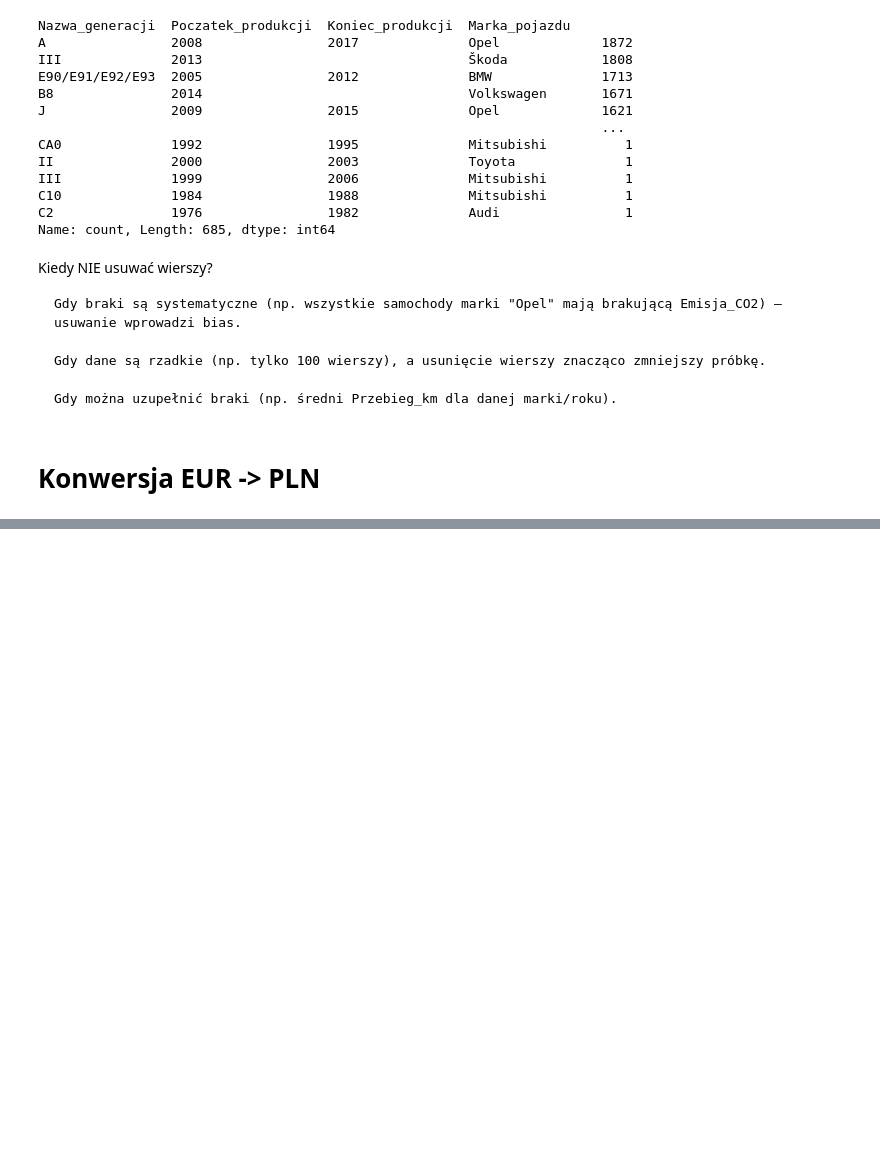
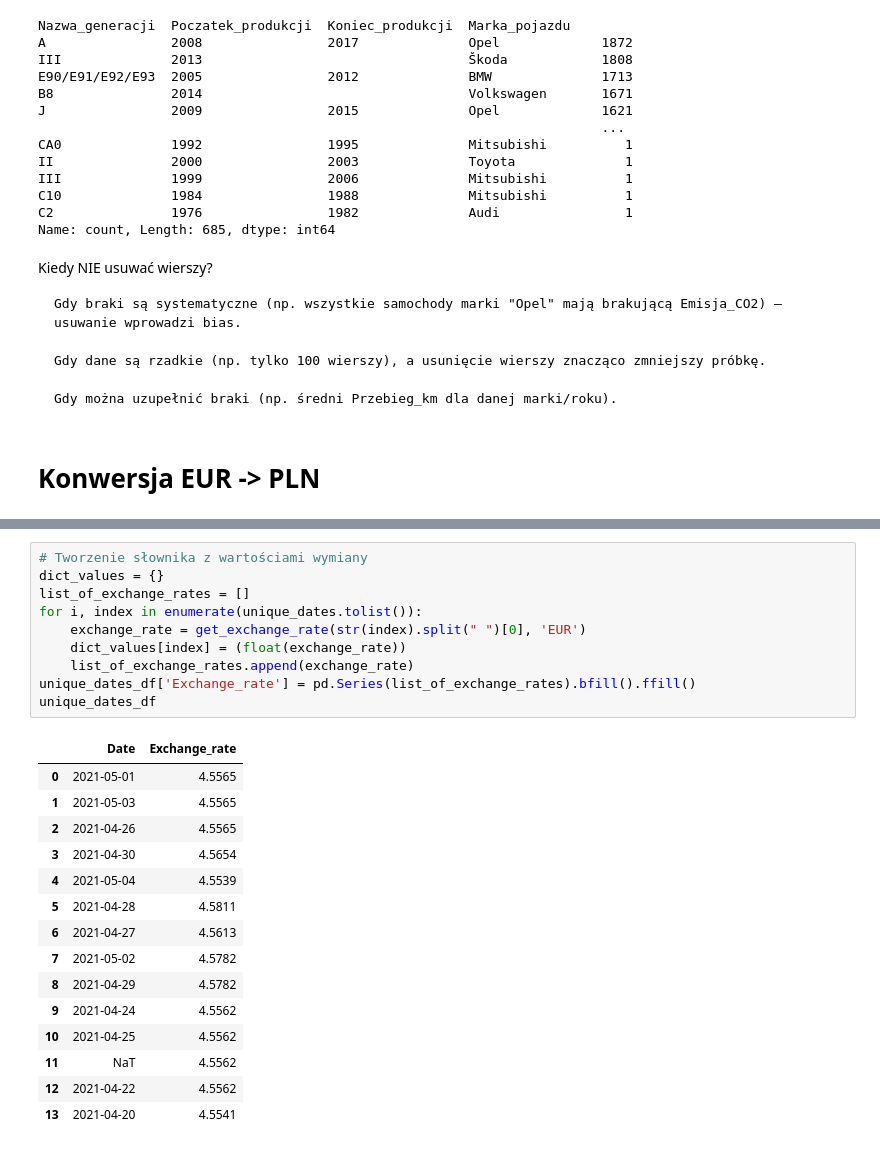
Before and after one commit to s28492/Predicting-and-Analyzing-Car-Prices-Using-Data-Science, a Jupyter notebook: DataCleaning.ipynb, the cells around one changed output, grey strips where cells are left out. Saved outputs shown, nothing was run; the diff lists cells and outputs as text; blank space fills up the shorter version.

```diff
--- a/DataCleaning.ipynb
+++ b/DataCleaning.ipynb
@@ -506,0 +533,26 @@ def get_exchange_rate(date: datetime, currency="EUR"):
+# %%
+# Tworzenie słownika z wartościami wymiany
+dict_values = {}
+list_of_exchange_rates = []
+for i, index in enumerate(unique_dates.tolist()):
+    exchange_rate = get_exchange_rate(str(index).split(" ")[0], 'EUR')
+    dict_values[index] = (float(exchange_rate))
+    list_of_exchange_rates.append(exchange_rate)
+unique_dates_df['Exchange_rate'] = pd.Series(list_of_exchange_rates).bfill().ffill()
+unique_dates_df
+# %% [output]
+|  | Date | Exchange_rate |
+| 0 | 2021-05-01 | 4.5565 |
+| 1 | 2021-05-03 | 4.5565 |
+| 2 | 2021-04-26 | 4.5565 |
+| 3 | 2021-04-30 | 4.5654 |
+| 4 | 2021-05-04 | 4.5539 |
+| 5 | 2021-04-28 | 4.5811 |
+| 6 | 2021-04-27 | 4.5613 |
+| 7 | 2021-05-02 | 4.5782 |
+| 8 | 2021-04-29 | 4.5782 |
+| 9 | 2021-04-24 | 4.5562 |
+| 10 | 2021-04-25 | 4.5562 |
+| 11 | NaT | 4.5562 |
+| 12 | 2021-04-22 | 4.5562 |
+| 13 | 2021-04-20 | 4.5541 |
```
Also changed, not shown: parts of 10 cells of this notebook.
